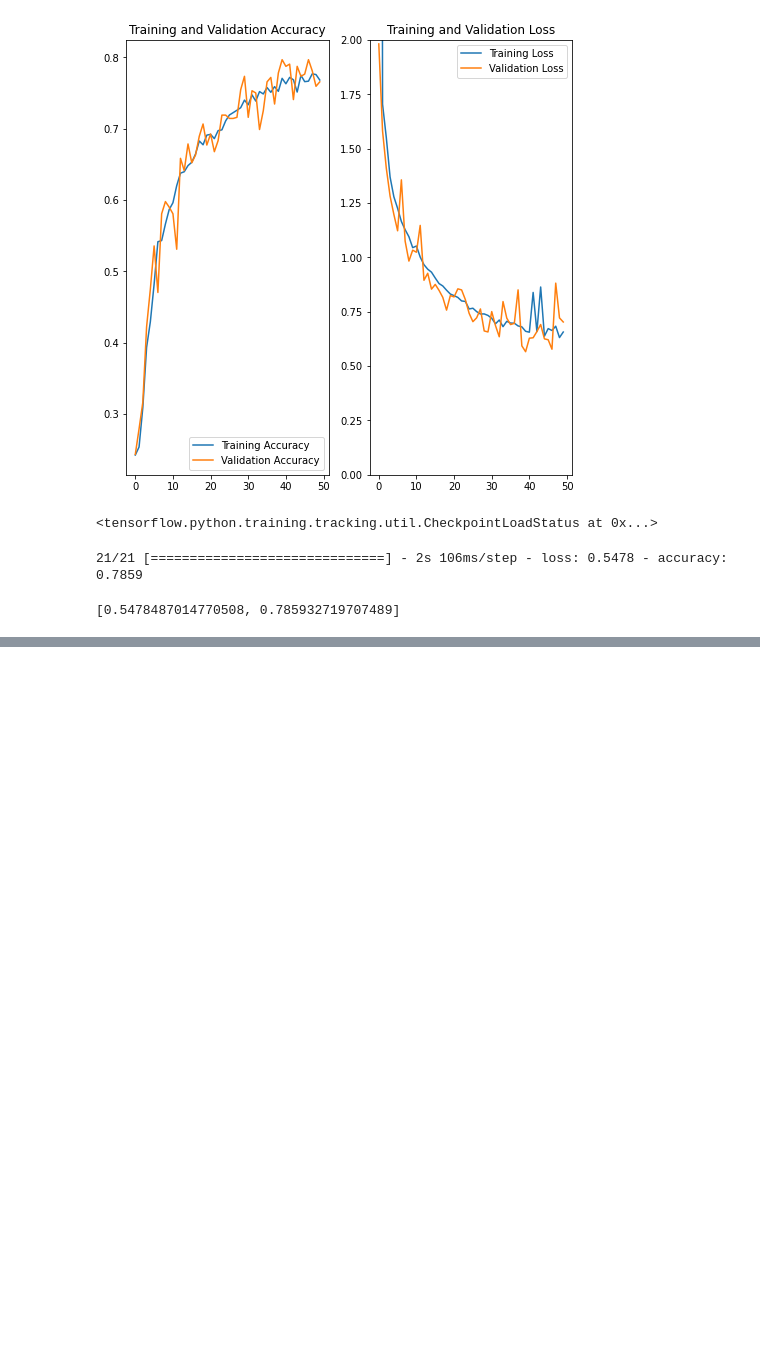
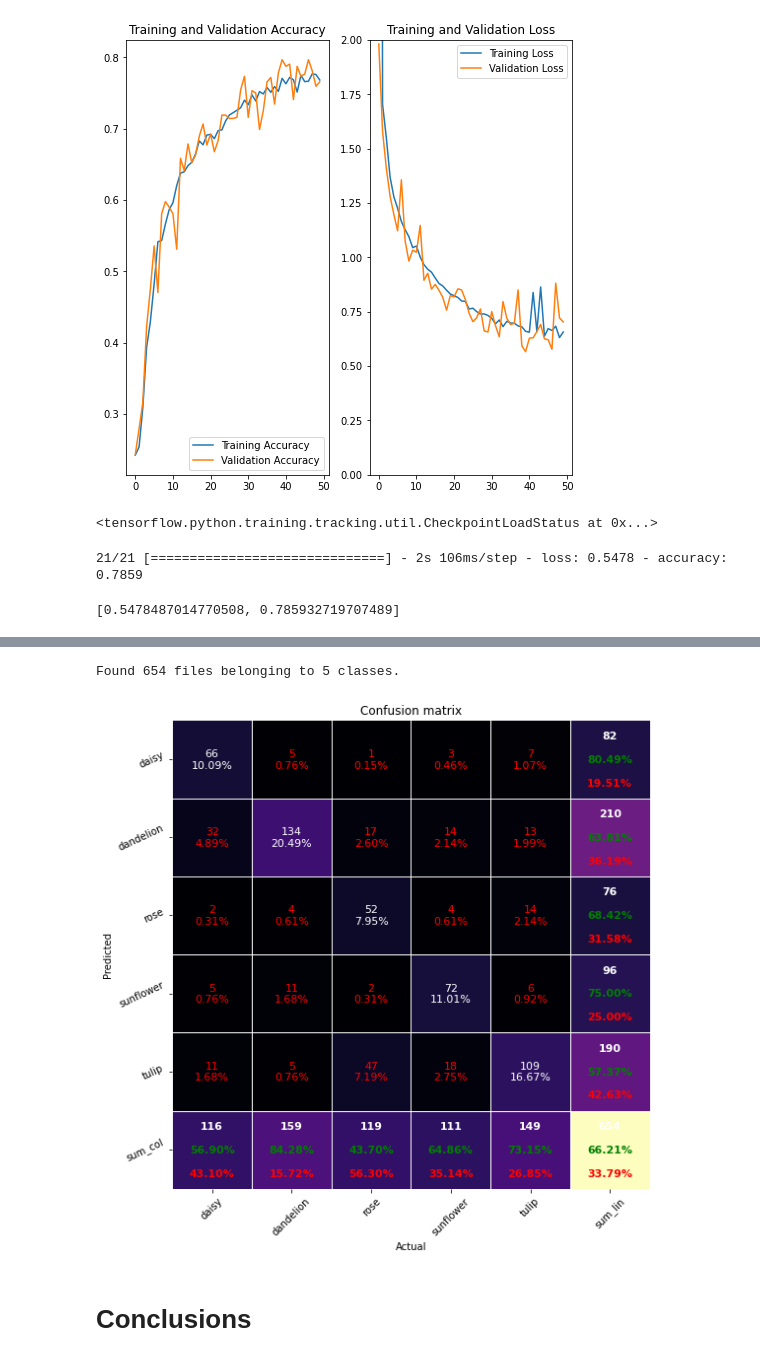
Before and after one commit to MortenTabaka/Deep-learning-exercises-with-TensorFlow2, a Jupyter notebook: Tabaka_Marcin_klasyfikacja_kwiatow.ipynb, the cells around one changed output, grey strips where cells are left out. Saved outputs shown, nothing was run; the diff lists cells and outputs as text; code cells hidden in the pictures; blank space fills up the shorter version.

```diff
--- a/Tabaka_Marcin_klasyfikacja_kwiatow.ipynb
+++ b/Tabaka_Marcin_klasyfikacja_kwiatow.ipynb
@@ -733,0 +695,19 @@ model_aug.evaluate(test_ds)
+# %%
+epochs = 20
+
+checkpoint_path = './saved_weights/flowers/flowers_sequential_model_augmented'
+
+early_stoping = tf.keras.callbacks.EarlyStopping(monitor='val_accuracy',
+                                                mode='max',
+                                                patience=4)
+
+best_val_acc = best_val_acc_callback(checkpoint_path)
+
+if train_sequential_augmented:
+
+    history_augmented = model_aug.fit(
+        train_ds_augmented,
+        validation_data=validation_generator,
+        epochs=epochs,
+        callbacks=[best_val_acc, early_stoping]
+    )
@@ -733,0 +743,7 @@ model_aug.evaluate(test_ds)
+# %%
+display_heatmap_for_classification(path_to_test_dir=test_dir, predictive_model=model_aug)
+# %% [output]
+Found 654 files belonging to 5 classes.
+[figure, added]
+# %% [markdown]
+# Conclusions
```
Also changed, not shown: parts of 64 cells of this notebook.
